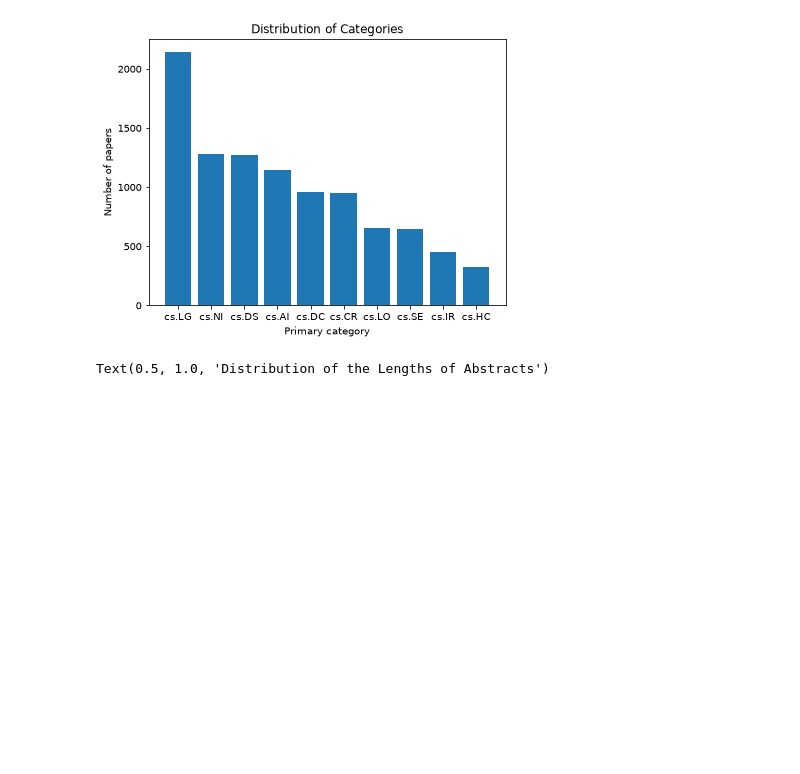
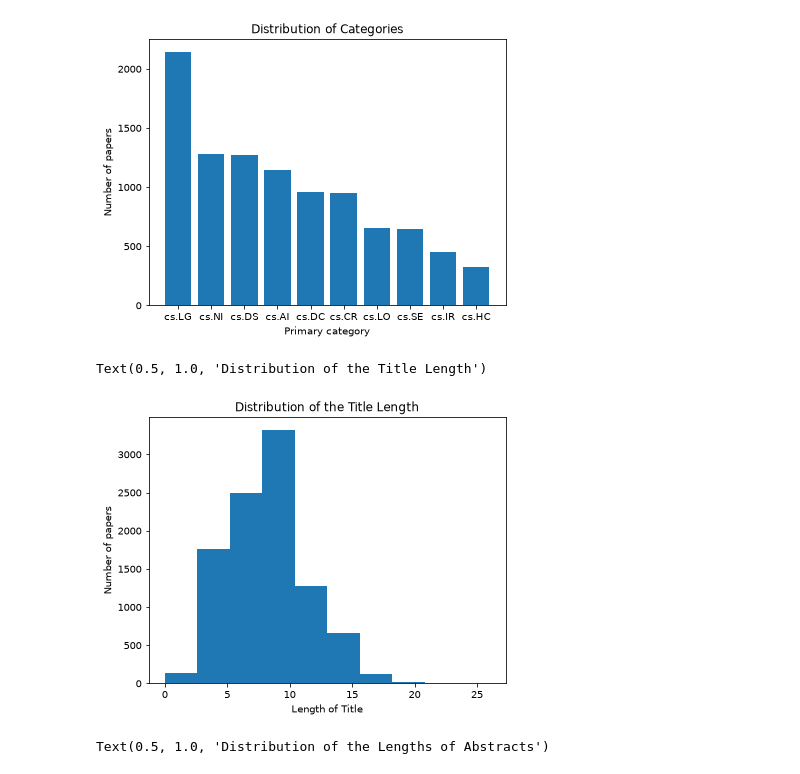
Before and after one commit to ryandewolfe33/infoweight, a Jupyter notebook: docs/papers.ipynb, the cells around one changed output. Drawn from its saved outputs; the diff is of its cells as text; code cells hidden in the pictures; blank space fills up the shorter version.

```diff
--- a/docs/papers.ipynb
+++ b/docs/papers.ipynb
@@ -76,6 +77,14 @@ plt.title("Distribution of Categories")
 # %% [output]
 Text(0.5, 1.0, 'Distribution of Categories')
 [figure]
+# %%
+plt.hist(title_counts.sum(axis=1))
+plt.xlabel("Length of Title")
+plt.ylabel("Number of papers")
+plt.title("Distribution of the Title Length")
+# %% [output]
+Text(0.5, 1.0, 'Distribution of the Title Length')
+[figure, added]
 # %%
 plt.hist(word_counts.sum(axis=1))
 plt.xlabel("Length of Abstract")
```
Also changed, not shown: parts of 14 cells of this notebook.
